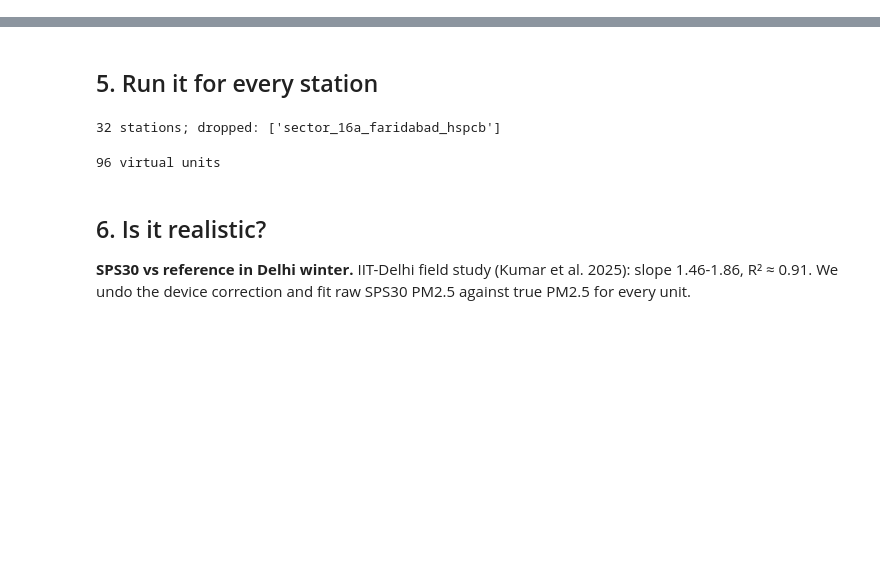
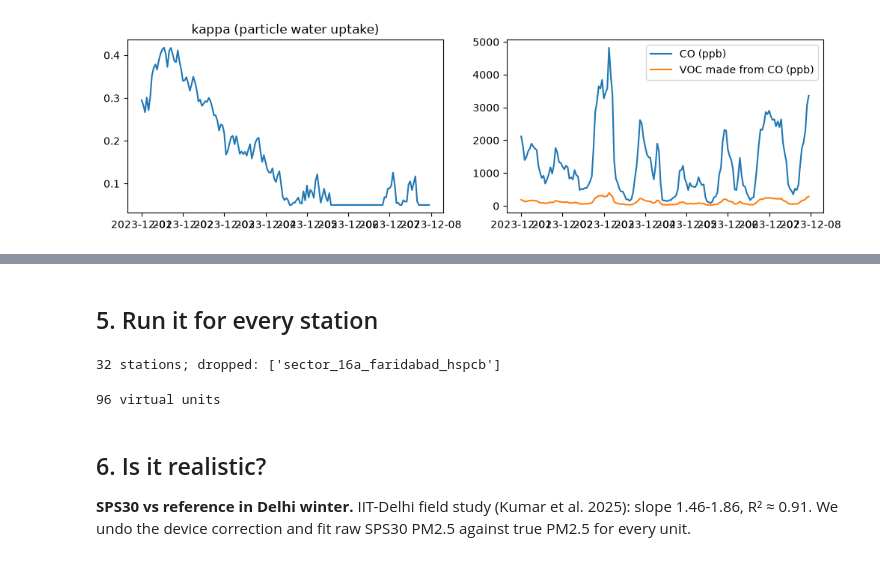
Before and after one commit to samiul1221/Hybrid-Aqi-Trend-Forecasting, a Jupyter notebook: notebooks/02_simulator.ipynb, the cells around one changed output, grey strips where cells are left out. Drawn from its saved outputs; the diff is of its cells as text; code cells hidden in the pictures; blank space fills up the shorter version.

```diff
--- a/notebooks/02_simulator.ipynb
+++ b/notebooks/02_simulator.ipynb
@@ -448,0 +49,12 @@ def simulate_unit(truth, station, unit):
+# %%
+# demo data: one station, one winter week (used to show each sensor below)
+DEMO_STATION = "anand_vihar_delhi_dpcc"
+X = pd.read_parquet(CLEAN / f"{DEMO_STATION}.parquet")
+local = X.ts.dt.tz_convert("Asia/Kolkata")
+own_typical = {g: X[g].groupby([local.dt.month, local.dt.hour]).median() for g in ("co_ppm", "no2_ppb", "o3_ppb")}
+truth = sim.station_truth(X, own_typical, DEMO_STATION)
+week = ((local >= "2023-12-01") & (local < "2023-12-08")).to_numpy()
+w = truth[week].reset_index(drop=True)
+w_time = local[week].to_numpy()
+rng = sim.make_rng(DEMO_STATION, 0)
+print(len(w), "hours in the demo week")
@@ -448,0 +75,11 @@ def simulate_unit(truth, station, unit):
+# %%
+# demo: kappa over the week, and VOC made from CO
+fig, ax = plt.subplots(1, 2, figsize=(12, 3))
+ax[0].plot(w_time, w.kappa)
+ax[0].set_title("kappa (particle water uptake)")
+ax[1].plot(w_time, w.co_ppm * 1000, label="CO (ppb)")
+ax[1].plot(w_time, w.voc_ppb, label="VOC made from CO (ppb)")
+ax[1].legend()
+plt.show()
+# %% [output]
+[figure, added]
```
Also changed, not shown: parts of 71 cells of this notebook, 4 other files.
